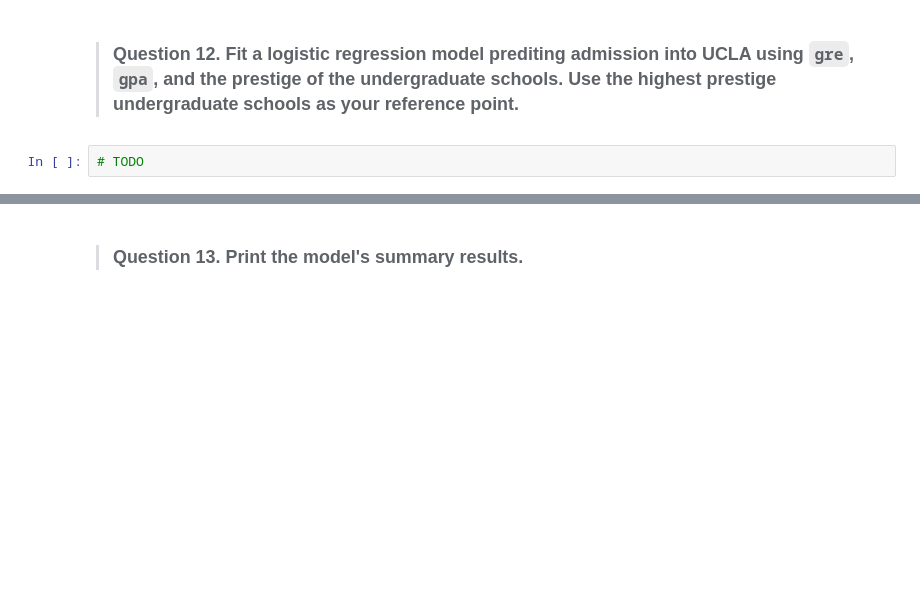
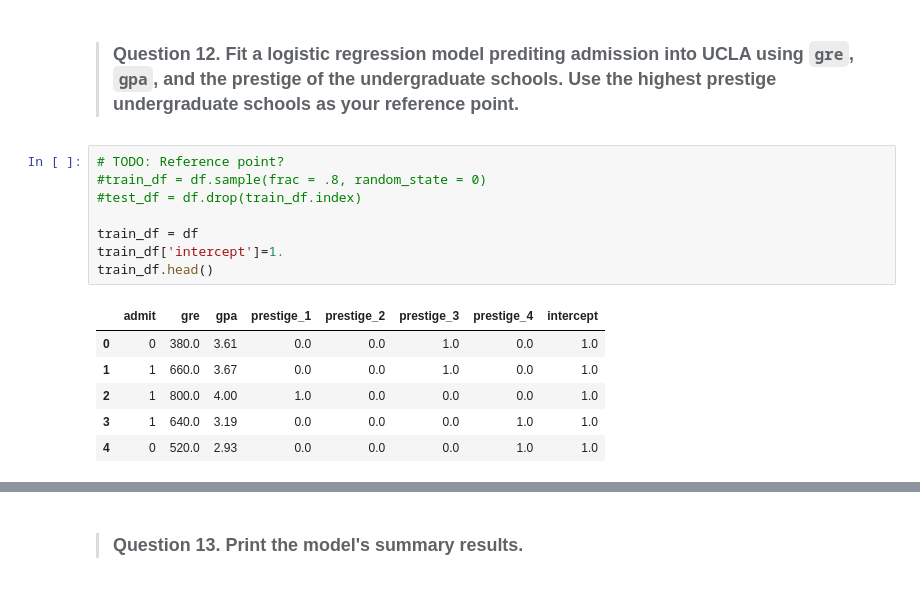
Before and after one commit to heavenlymusiccorp/DS-SF-25, a Jupyter notebook: unit-projects/3/code/unit-project-3-dh.ipynb, the cells around one changed output, grey strips where cells are left out. Cells and saved outputs as stored; diff of their text form; blank space fills up the shorter version.

```diff
--- a/unit-projects/3/code/unit-project-3-dh.ipynb
+++ b/unit-projects/3/code/unit-project-3-dh.ipynb
@@ -114,5 +180,18 @@ Answer:
 ## Part C. Analysis using `statsmodel`
 # %% [markdown]
 > ### Question 12.  Fit a logistic regression model prediting admission into UCLA using `gre`, `gpa`, and the prestige of the undergraduate schools.  Use the highest prestige undergraduate schools as your reference point.
-# %%
-# TODO
+# %%
+# TODO: Reference point?
+#train_df = df.sample(frac = .8, random_state = 0)
+#test_df = df.drop(train_df.index)
+
+train_df = df
+train_df['intercept']=1.
+train_df.head()
+# %% [output]
+|  | admit | gre | gpa | prestige_1 | prestige_2 | prestige_3 | prestige_4 | intercept |
+| 0 | 0 | 380.0 | 3.61 | 0.0 | 0.0 | 1.0 | 0.0 | 1.0 |
+| 1 | 1 | 660.0 | 3.67 | 0.0 | 0.0 | 1.0 | 0.0 | 1.0 |
+| 2 | 1 | 800.0 | 4.00 | 1.0 | 0.0 | 0.0 | 0.0 | 1.0 |
+| 3 | 1 | 640.0 | 3.19 | 0.0 | 0.0 | 0.0 | 1.0 | 1.0 |
+| 4 | 0 | 520.0 | 2.93 | 0.0 | 0.0 | 0.0 | 1.0 | 1.0 |
```
Also changed, not shown: parts of 40 cells of this notebook.
